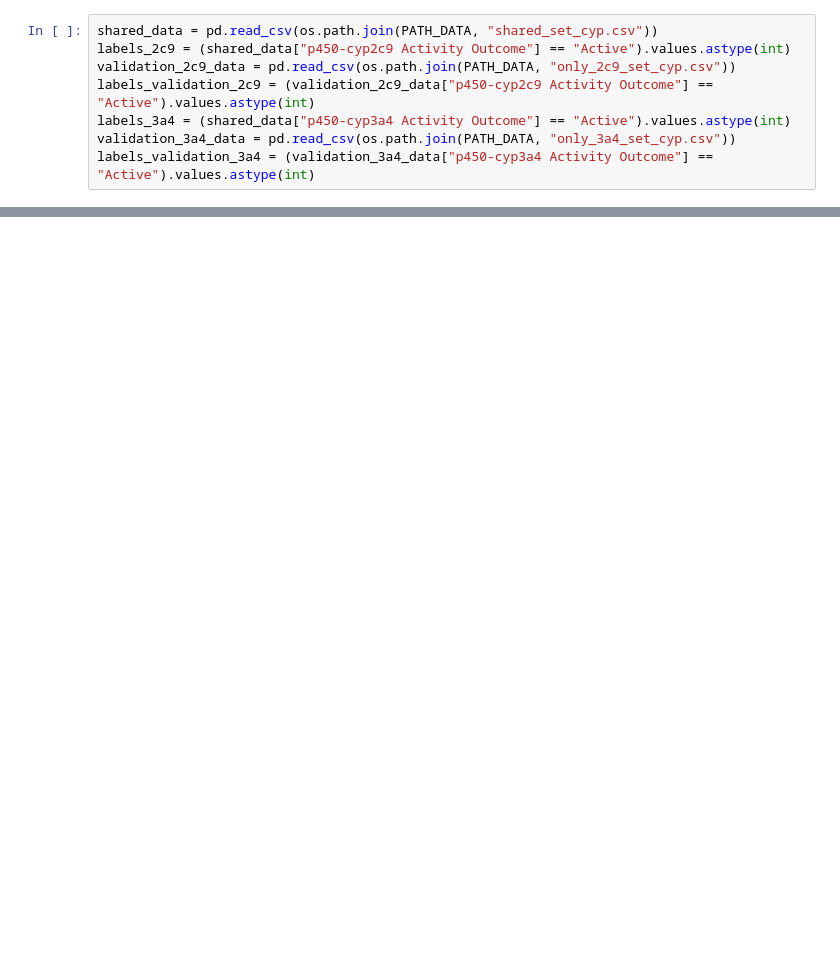
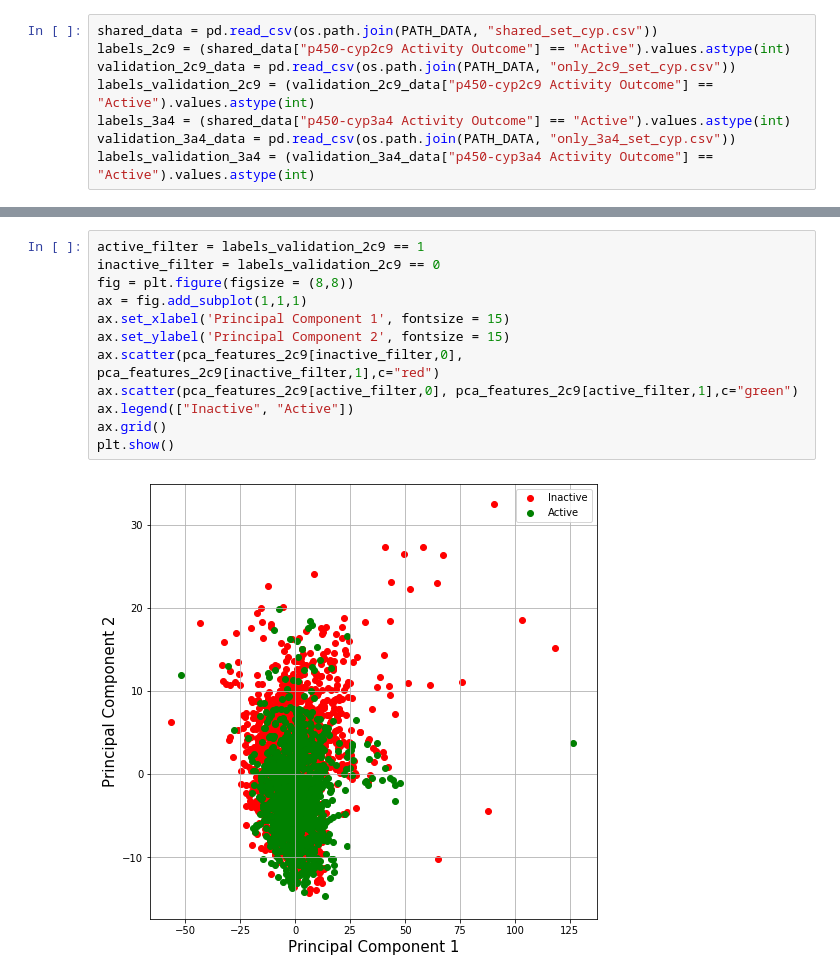
Before and after one commit to danielSoler93/drug_learning, a Jupyter notebook: drug_learning/2D/mordred_descriptors.ipynb, the cells around one changed output, grey strips where cells are left out. Drawn from its saved outputs; the diff is of its cells as text; blank space fills up the shorter version.

```diff
--- a/drug_learning/2D/mordred_descriptors.ipynb
+++ b/drug_learning/2D/mordred_descriptors.ipynb
@@ -57,0 +234,14 @@ df.to_csv("features/shared_features_testing.csv", index=False)
+# %%
+active_filter = labels_validation_2c9 == 1
+inactive_filter = labels_validation_2c9 == 0
+fig = plt.figure(figsize = (8,8))
+ax = fig.add_subplot(1,1,1)
+ax.set_xlabel('Principal Component 1', fontsize = 15)
+ax.set_ylabel('Principal Component 2', fontsize = 15)
+ax.scatter(pca_features_2c9[inactive_filter,0], pca_features_2c9[inactive_filter,1],c="red")
+ax.scatter(pca_features_2c9[active_filter,0], pca_features_2c9[active_filter,1],c="green")
+ax.legend(["Inactive", "Active"])
+ax.grid()
+plt.show()
+# %% [output]
+[figure, added]
```
Also changed, not shown: parts of 21 cells of this notebook, 4 other files.
